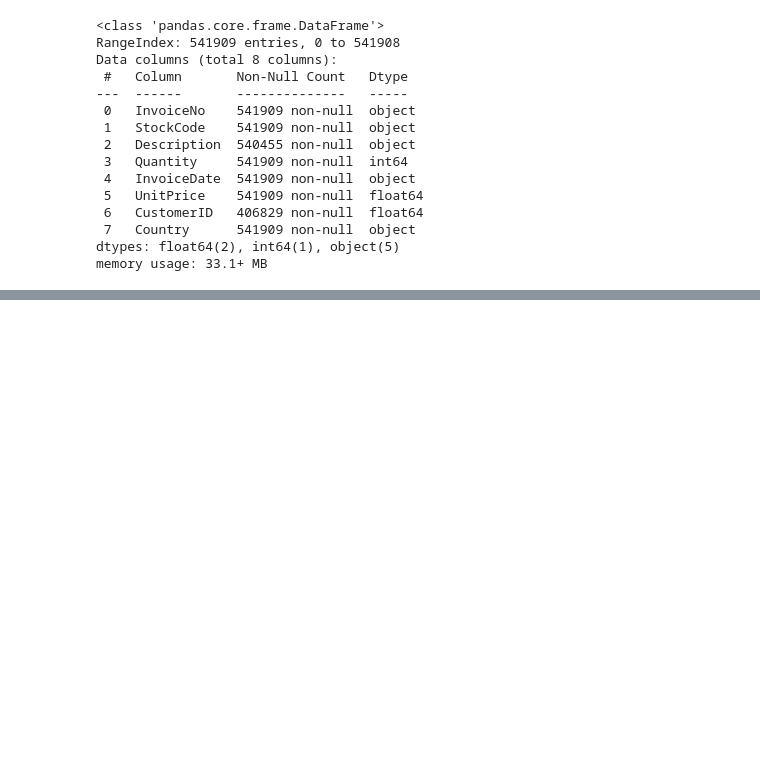
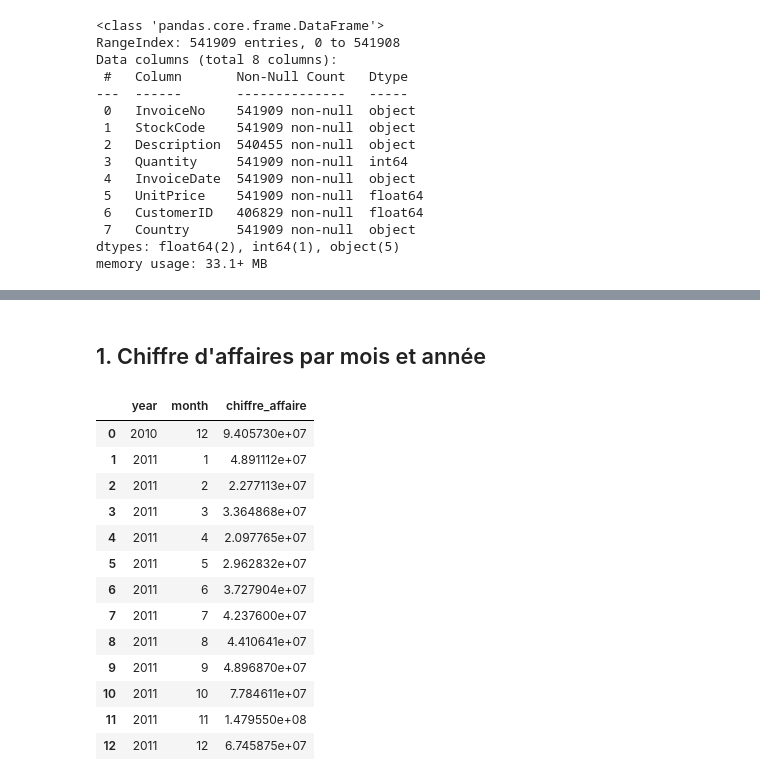
Before and after one commit to Daouda-Ba/DAH_DataEng_Practice, a Jupyter notebook: practice.ipynb, the cells around one changed output, grey strips where cells are left out. Cells and saved outputs as stored; diff of their text form; code cells hidden in the pictures; blank space fills up the shorter version.

```diff
--- a/practice.ipynb
+++ b/practice.ipynb
@@ -113,0 +99,22 @@ df.head()
+# %% [markdown]
+## 1. Chiffre d'affaires par mois et année
+# %%
+df['month'] = df['invoicedate'].dt.month
+chiffre_affaire_mensuel = df.groupby(['year', 'month'])['totalinvoice'].sum().reset_index()
+chiffre_affaire_mensuel.rename(columns={'totalinvoice': 'chiffre_affaire'}, inplace=True)
+chiffre_affaire_mensuel
+# %% [output]
+|  | year | month | chiffre_affaire |
+| 0 | 2010 | 12 | 9.405730e+07 |
+| 1 | 2011 | 1 | 4.891112e+07 |
+| 2 | 2011 | 2 | 2.277113e+07 |
+| 3 | 2011 | 3 | 3.364868e+07 |
+| 4 | 2011 | 4 | 2.097765e+07 |
+| 5 | 2011 | 5 | 2.962832e+07 |
+| 6 | 2011 | 6 | 3.727904e+07 |
+| 7 | 2011 | 7 | 4.237600e+07 |
+| 8 | 2011 | 8 | 4.410641e+07 |
+| 9 | 2011 | 9 | 4.896870e+07 |
+| 10 | 2011 | 10 | 7.784611e+07 |
+| 11 | 2011 | 11 | 1.479550e+08 |
+| 12 | 2011 | 12 | 6.745875e+07 |
```
Also changed, not shown: parts of 15 cells of this notebook.
